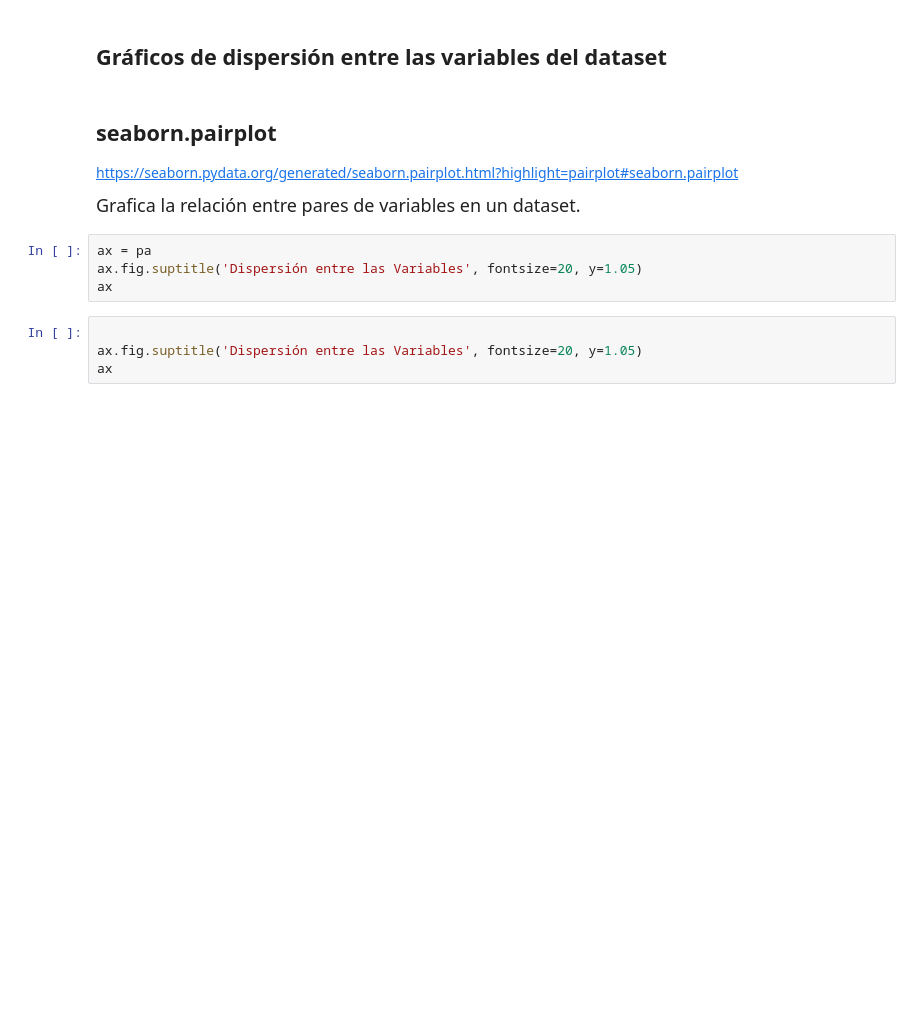
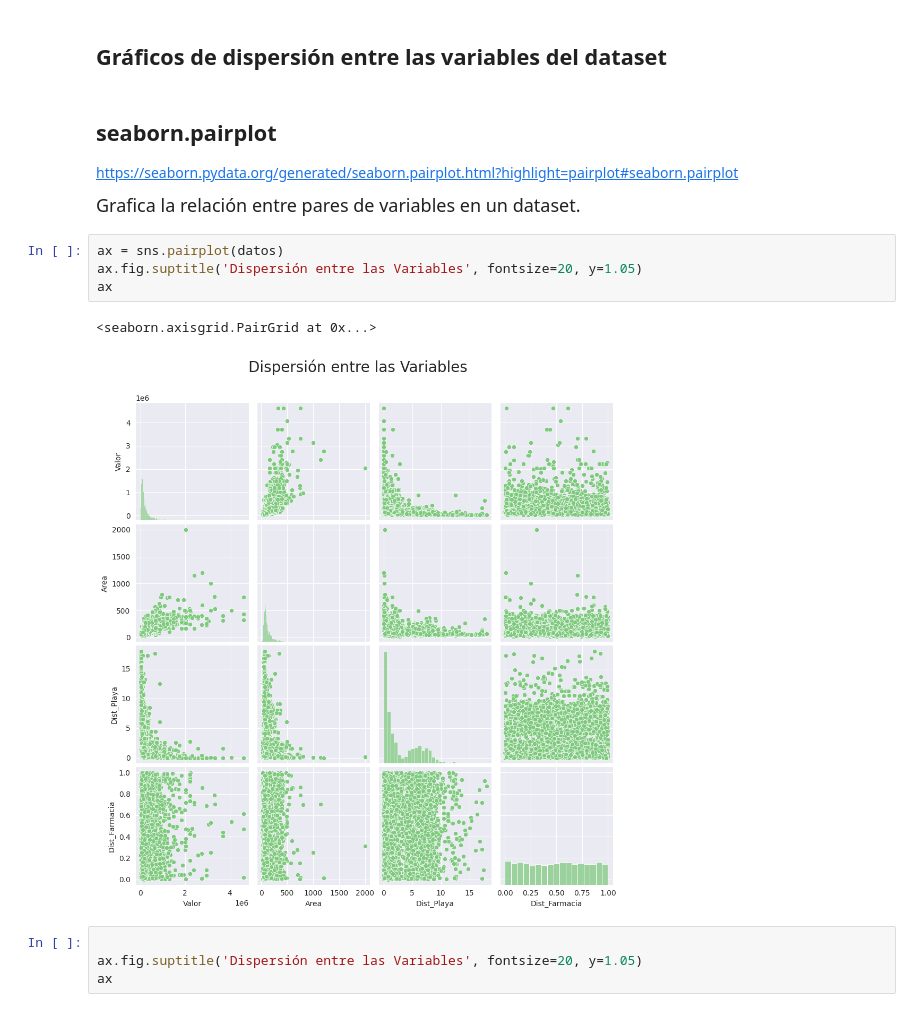
Before and after one commit to Cristiand056/Estadisticas-y-Machine-Learning-G8---ONE, a Jupyter notebook: Regresión_Lineal_II.ipynb, the cells around one changed output. Saved outputs shown, nothing was run; the diff lists cells and outputs as text; blank space fills up the shorter version.

```diff
--- a/Regresión_Lineal_II.ipynb
+++ b/Regresión_Lineal_II.ipynb
@@ -149,9 +149,12 @@ https://seaborn.pydata.org/generated/seaborn.pairplot.html?highlight=pairplot#se
 
 <p style='font-size: 18px; line-height: 2; margin: 10px 50px; text-align: justify;'>Grafica la relación entre pares de variables en un dataset.</p>
 # %%
-ax = pa
+ax = sns.pairplot(datos)
 ax.fig.suptitle('Dispersión entre las Variables', fontsize=20, y=1.05)
 ax
+# %% [output]
+<seaborn.axisgrid.PairGrid at 0x...>
+[figure, added]
 # %%
 
 ax.fig.suptitle('Dispersión entre las Variables', fontsize=20, y=1.05)
```
